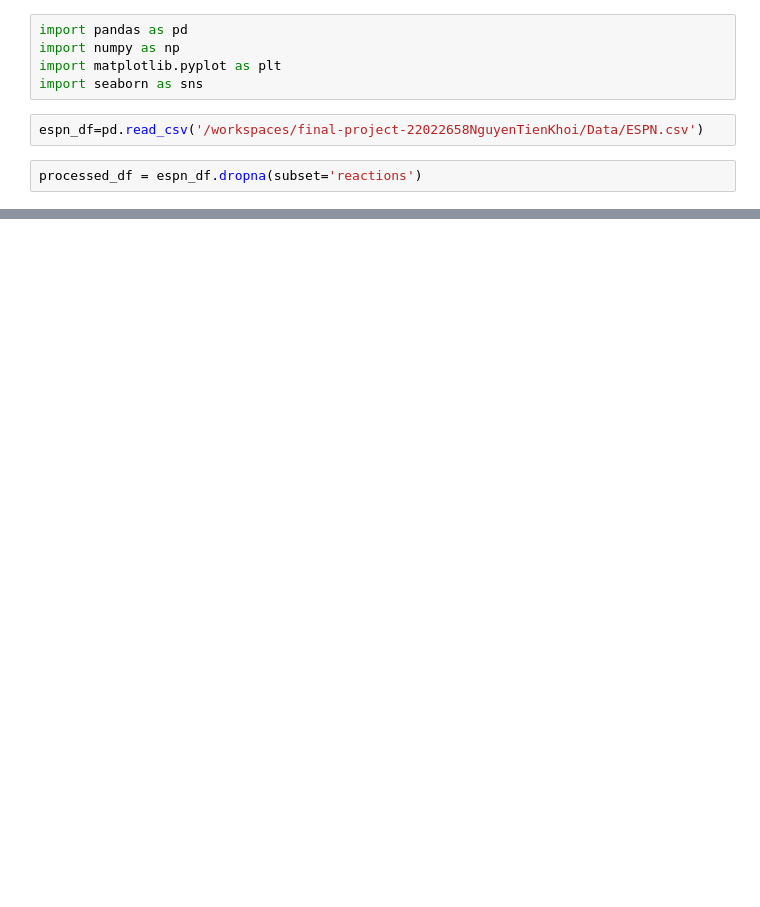
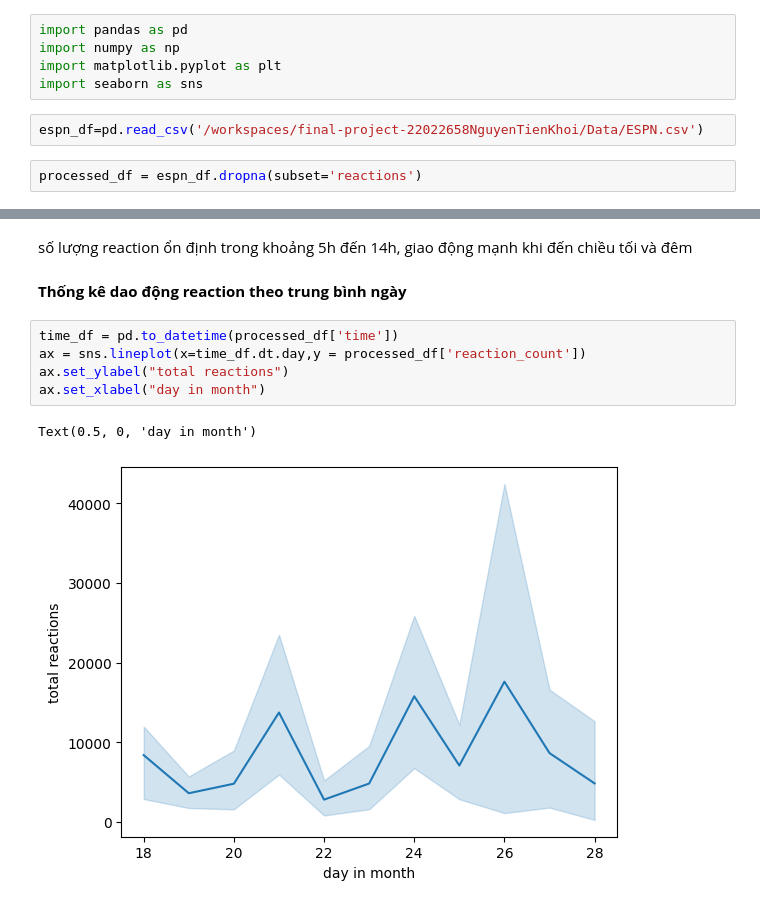
Before and after one commit to 22022658NguyenTienKhoi/dataanalyze, a Jupyter notebook: anothercode.ipynb, the cells around one changed output, grey strips where cells are left out. Drawn from its saved outputs; the diff is of its cells as text; blank space fills up the shorter version.

```diff
--- a/anothercode.ipynb
+++ b/anothercode.ipynb
@@ -47,0 +73,12 @@ Breaking: Cincinnati Bengals head coach Zac Taylor announced that Joe Burrow wil
+# %% [markdown]
+số lượng reaction ổn định trong khoảng 5h đến 14h, giao động mạnh khi đến chiều tối và đêm
+# %% [markdown]
+**Thống kê dao động reaction theo trung bình ngày**
+# %%
+time_df = pd.to_datetime(processed_df['time'])
+ax = sns.lineplot(x=time_df.dt.day,y = processed_df['reaction_count'])
+ax.set_ylabel("total reactions")
+ax.set_xlabel("day in month")
+# %% [output]
+Text(0.5, 0, 'day in month')
+[figure, added]
```
Also changed, not shown: parts of 18 cells of this notebook, 3 other files.
